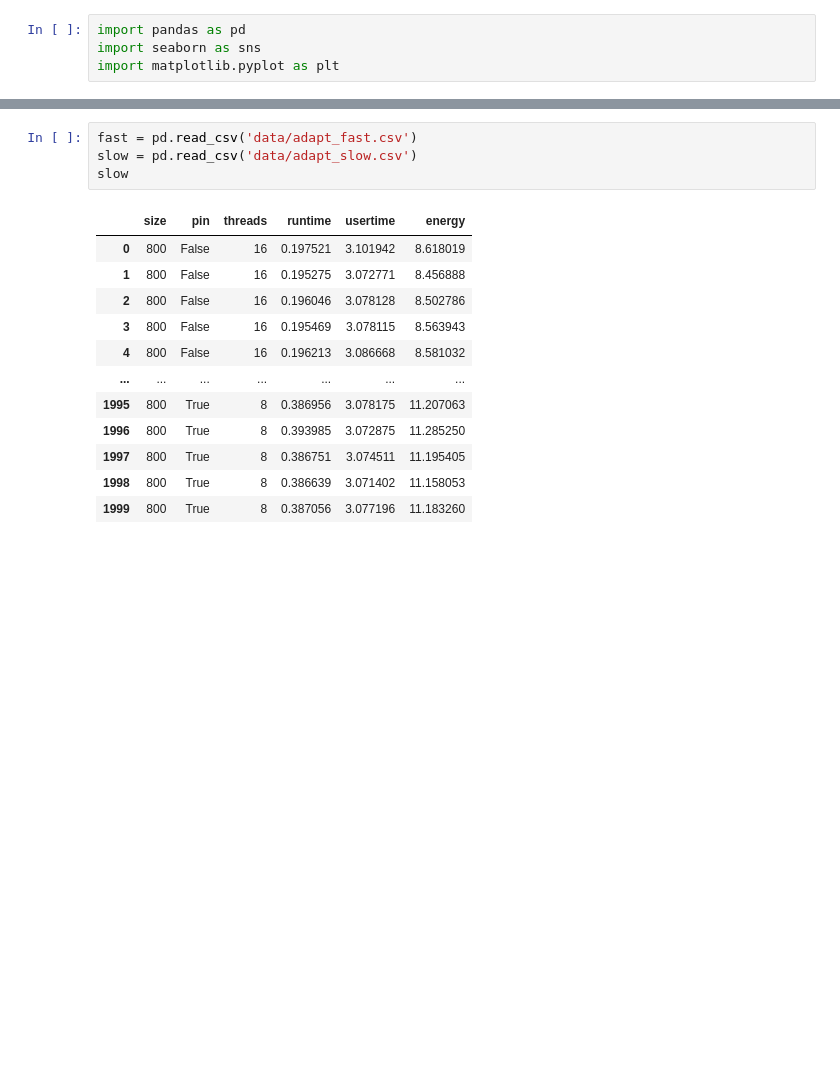
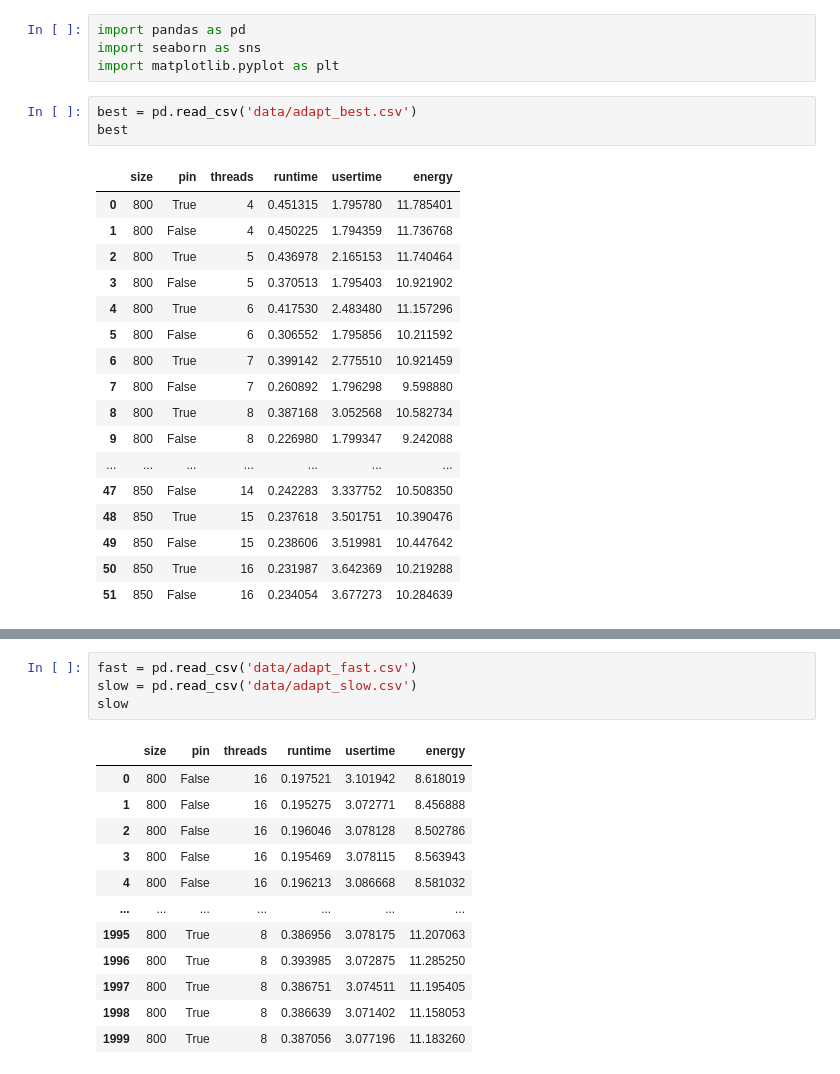
Before and after one commit to JordyAaldering/ecodynamic, a Jupyter notebook: adapt.ipynb, the cells around one changed output, grey strips where cells are left out. Cells and saved outputs as stored; diff of their text form; blank space fills up the shorter version.

Commit message:
adapt find best

```diff
--- a/adapt.ipynb
+++ b/adapt.ipynb
@@ -2,3 +2,24 @@
 import pandas as pd
 import seaborn as sns
 import matplotlib.pyplot as plt
+# %%
+best = pd.read_csv('data/adapt_best.csv')
+best
+# %% [output]
+|  | size | pin | threads | runtime | usertime | energy |
+| 0 | 800 | True | 4 | 0.451315 | 1.795780 | 11.785401 |
+| 1 | 800 | False | 4 | 0.450225 | 1.794359 | 11.736768 |
+| 2 | 800 | True | 5 | 0.436978 | 2.165153 | 11.740464 |
+| 3 | 800 | False | 5 | 0.370513 | 1.795403 | 10.921902 |
+| 4 | 800 | True | 6 | 0.417530 | 2.483480 | 11.157296 |
+| 5 | 800 | False | 6 | 0.306552 | 1.795856 | 10.211592 |
+| 6 | 800 | True | 7 | 0.399142 | 2.775510 | 10.921459 |
+| 7 | 800 | False | 7 | 0.260892 | 1.796298 | 9.598880 |
+| 8 | 800 | True | 8 | 0.387168 | 3.052568 | 10.582734 |
+| 9 | 800 | False | 8 | 0.226980 | 1.799347 | 9.242088 |
+| ... | ... | ... | ... | ... | ... | ... |
+| 47 | 850 | False | 14 | 0.242283 | 3.337752 | 10.508350 |
+| 48 | 850 | True | 15 | 0.237618 | 3.501751 | 10.390476 |
+| 49 | 850 | False | 15 | 0.238606 | 3.519981 | 10.447642 |
+| 50 | 850 | True | 16 | 0.231987 | 3.642369 | 10.219288 |
+| 51 | 850 | False | 16 | 0.234054 | 3.677273 | 10.284639 |
```
Also changed, not shown: parts of 1 cell of this notebook, 2 other files.
